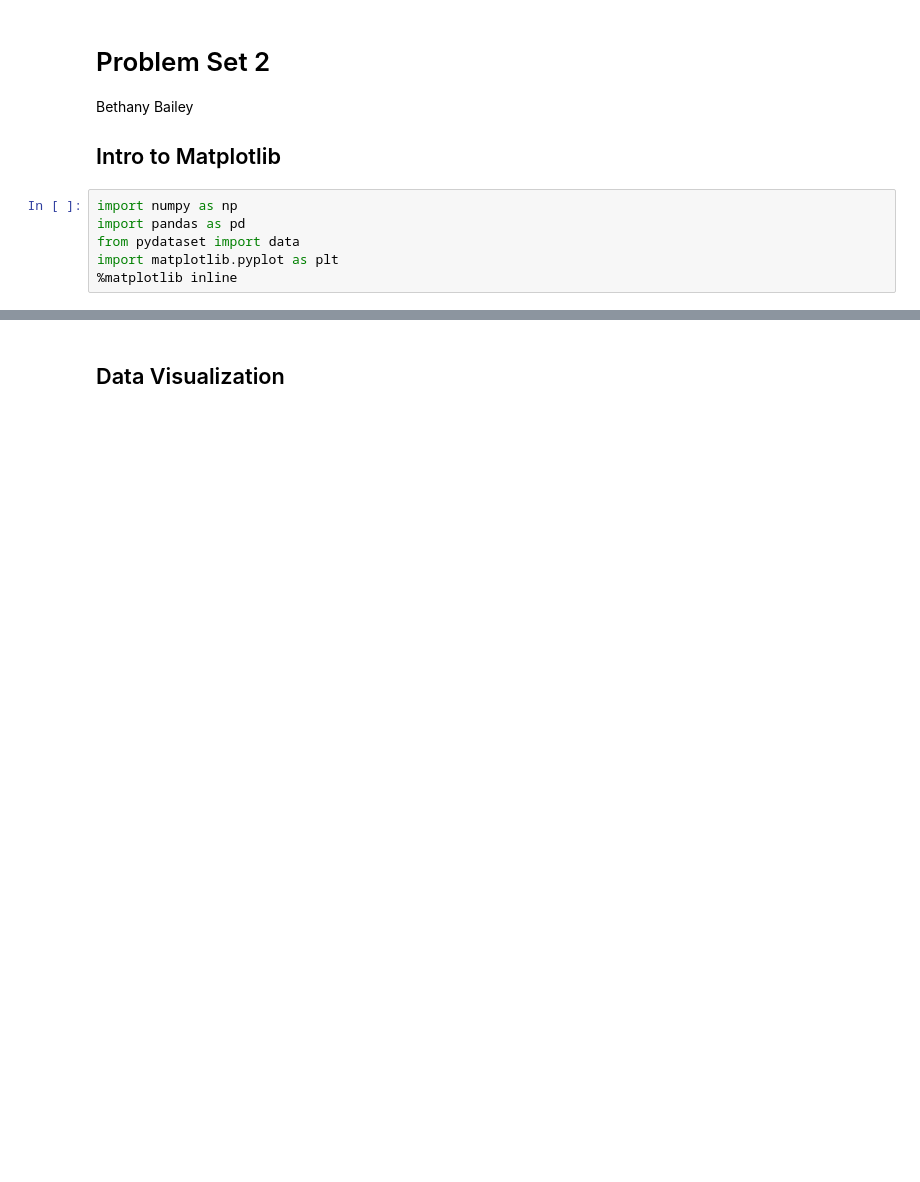
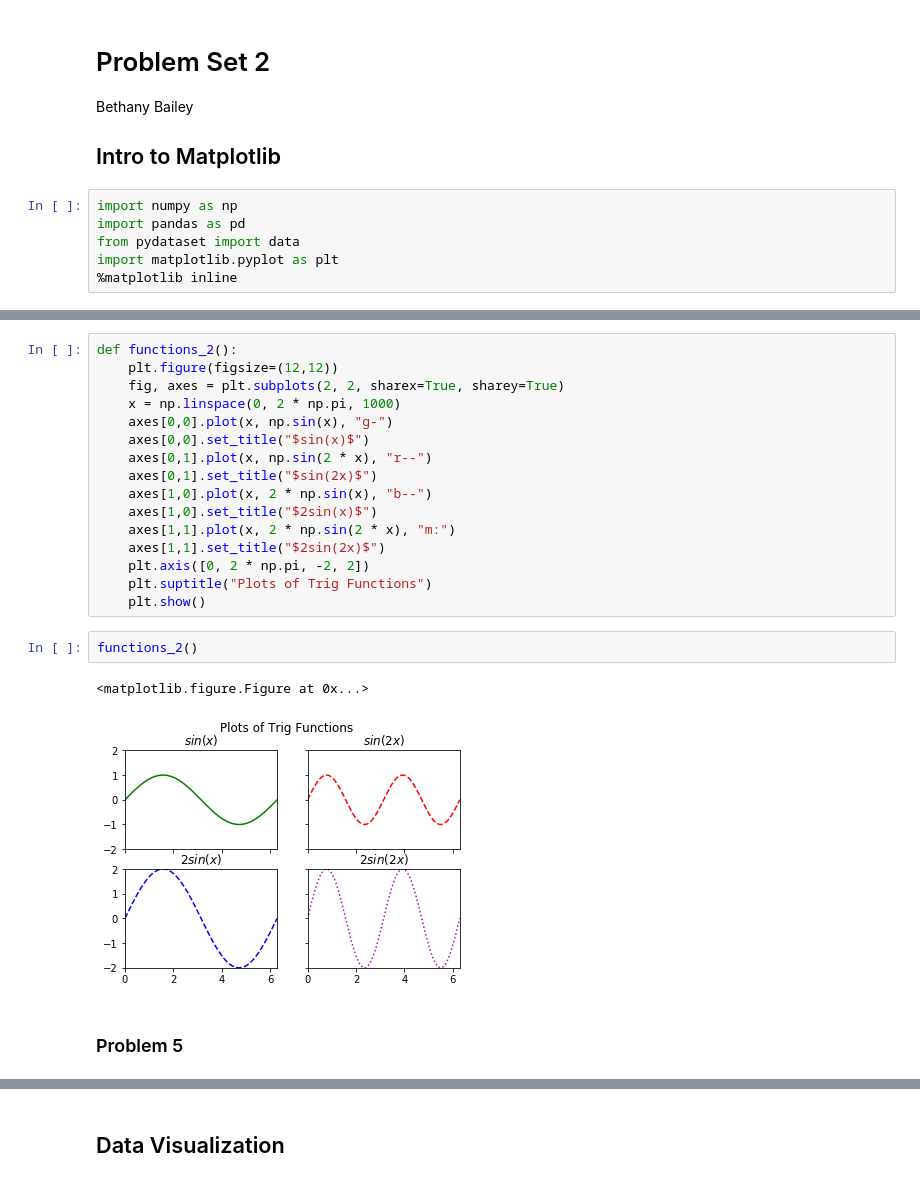
Before and after one commit to bethbailey/BootCamp2018, a Jupyter notebook: ProbSets/Comp/ProbSet2/ProbSet2.ipynb, the cells around one changed output, grey strips where cells are left out. Saved outputs shown, nothing was run; the diff lists cells and outputs as text; blank space fills up the shorter version.

```diff
--- a/ProbSets/Comp/ProbSet2/ProbSet2.ipynb
+++ b/ProbSets/Comp/ProbSet2/ProbSet2.ipynb
@@ -11,0 +68,23 @@ import matplotlib.pyplot as plt
+# %%
+def functions_2():
+    plt.figure(figsize=(12,12))
+    fig, axes = plt.subplots(2, 2, sharex=True, sharey=True)
+    x = np.linspace(0, 2 * np.pi, 1000)
+    axes[0,0].plot(x, np.sin(x), "g-")
+    axes[0,0].set_title("$sin(x)$")
+    axes[0,1].plot(x, np.sin(2 * x), "r--")
+    axes[0,1].set_title("$sin(2x)$")
+    axes[1,0].plot(x, 2 * np.sin(x), "b--")
+    axes[1,0].set_title("$2sin(x)$")
+    axes[1,1].plot(x, 2 * np.sin(2 * x), "m:")
+    axes[1,1].set_title("$2sin(2x)$")
+    plt.axis([0, 2 * np.pi, -2, 2])
+    plt.suptitle("Plots of Trig Functions")
+    plt.show()
+# %%
+functions_2()
+# %% [output]
+<matplotlib.figure.Figure at 0x...>
+[figure, added]
+# %% [markdown]
+### Problem 5
```
Also changed, not shown: parts of 80 cells of this notebook, 11 other files.
